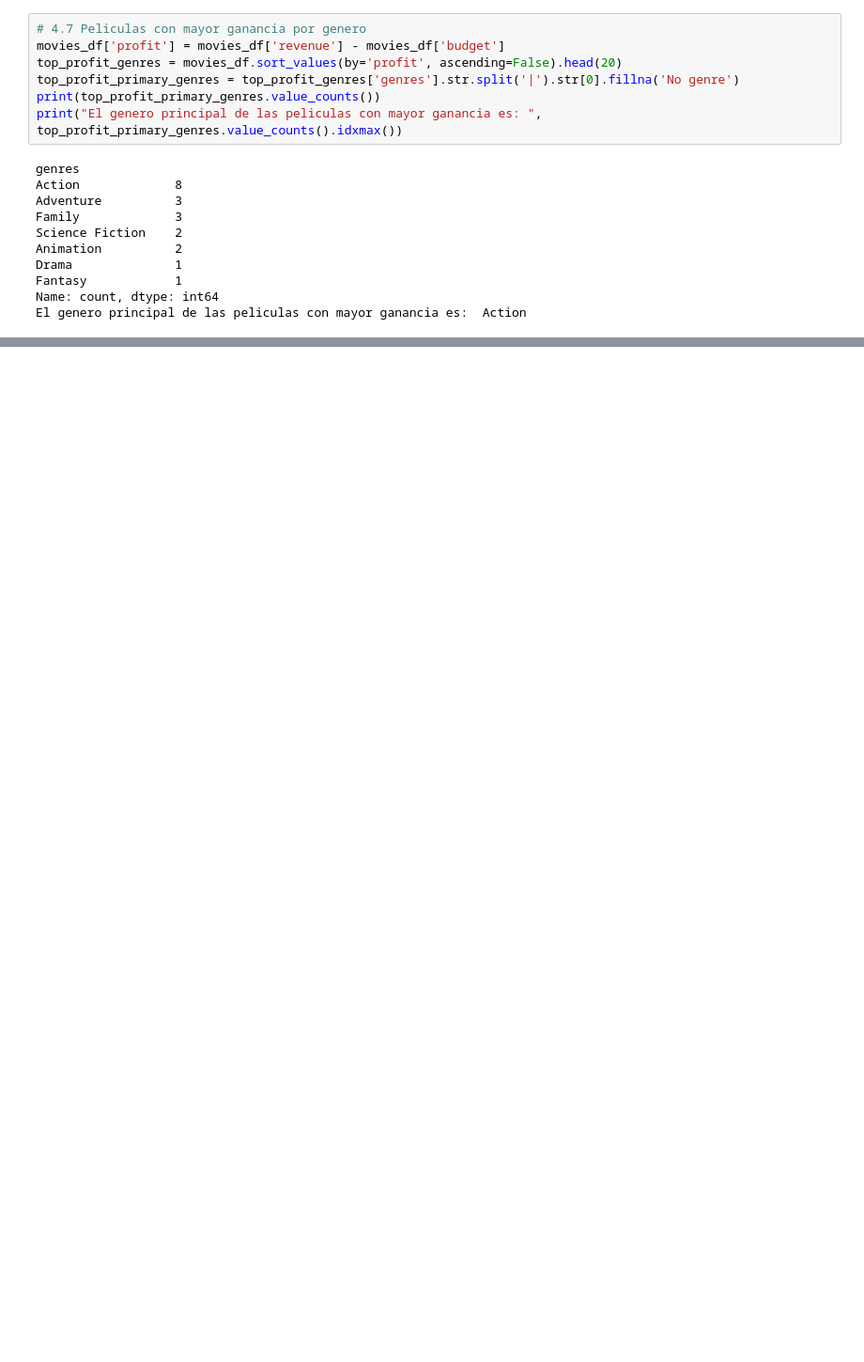
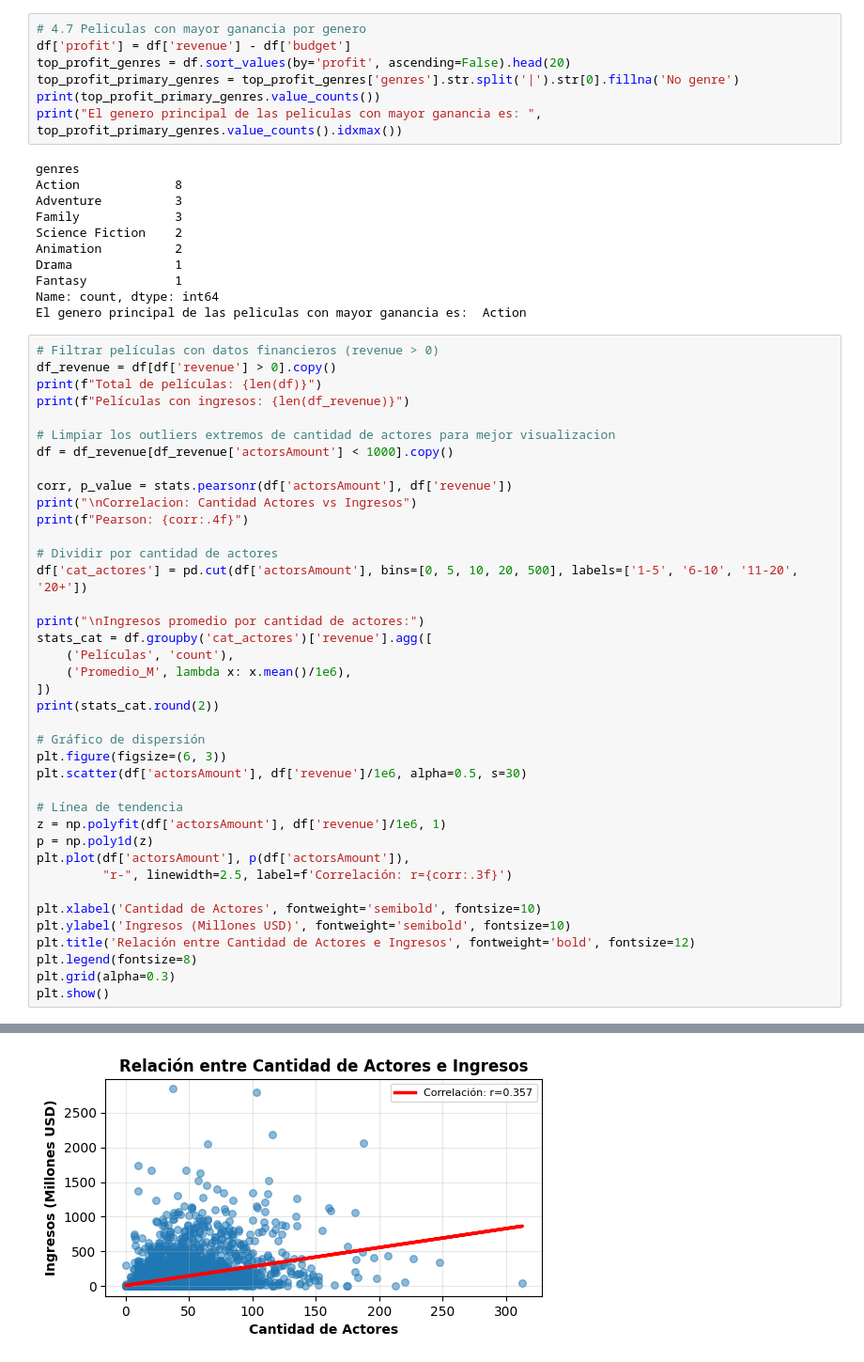
Before and after one commit to Qu3zada22/lab1_MD, a Jupyter notebook: src/Lab1.ipynb, the cells around one changed output, grey strips where cells are left out. Shown at 94% size. Saved outputs shown, nothing was run; the diff lists cells and outputs as text; blank space fills up the shorter version.

```diff
--- a/src/Lab1.ipynb
+++ b/src/Lab1.ipynb
@@ -126,8 +413,8 @@ Name: count, dtype: int64
 El genero principal de las peliculas mas largas es:  No genre
 # %%
 # 4.7 Peliculas con mayor ganancia por genero
-movies_df['profit'] = movies_df['revenue'] - movies_df['budget']
-top_profit_genres = movies_df.sort_values(by='profit', ascending=False).head(20)
+df['profit'] = df['revenue'] - df['budget']
+top_profit_genres = df.sort_values(by='profit', ascending=False).head(20)
 top_profit_primary_genres = top_profit_genres['genres'].str.split('|').str[0].fillna('No genre')
 print(top_profit_primary_genres.value_counts())
 print("El genero principal de las peliculas con mayor ganancia es: ", top_profit_primary_genres.value_counts().idxmax())
@@ -142,3 +429,43 @@ Drama              1
 Fantasy            1
 Name: count, dtype: int64
 El genero principal de las peliculas con mayor ganancia es:  Action
+# %%
+# Filtrar películas con datos financieros (revenue > 0)
+df_revenue = df[df['revenue'] > 0].copy()
+print(f"Total de películas: {len(df)}")
+print(f"Películas con ingresos: {len(df_revenue)}")
+
+# Limpiar los outliers extremos de cantidad de actores para mejor visualizacion
+df = df_revenue[df_revenue['actorsAmount'] < 1000].copy()
+
+corr, p_value = stats.pearsonr(df['actorsAmount'], df['revenue'])
+print("\nCorrelacion: Cantidad Actores vs Ingresos")
+print(f"Pearson: {corr:.4f}")
+
+# Dividir por cantidad de actores
+df['cat_actores'] = pd.cut(df['actorsAmount'], bins=[0, 5, 10, 20, 500], labels=['1-5', '6-10', '11-20', '20+'])
+
+print("\nIngresos promedio por cantidad de actores:")
+stats_cat = df.groupby('cat_actores')['revenue'].agg([
+    ('Películas', 'count'),
+    ('Promedio_M', lambda x: x.mean()/1e6),
+])
+print(stats_cat.round(2))
+
+# Gráfico de dispersión
+plt.figure(figsize=(6, 3))
+plt.scatter(df['actorsAmount'], df['revenue']/1e6, alpha=0.5, s=30)
+
+# Línea de tendencia
+z = np.polyfit(df['actorsAmount'], df['revenue']/1e6, 1)
+p = np.poly1d(z)
+plt.plot(df['actorsAmount'], p(df['actorsAmount']),
+         "r-", linewidth=2.5, label=f'Correlación: r={corr:.3f}')
+
+plt.xlabel('Cantidad de Actores', fontweight='semibold', fontsize=10)
+plt.ylabel('Ingresos (Millones USD)', fontweight='semibold', fontsize=10)
+plt.title('Relación entre Cantidad de Actores e Ingresos', fontweight='bold', fontsize=12)
+plt.legend(fontsize=8)
+plt.grid(alpha=0.3)
+plt.show()
+# %% [output]
@@ -144,0 +485 @@ El genero principal de las peliculas con mayor ganancia es:  Action
+[figure, added]
```
Also changed, not shown: parts of 31 cells of this notebook, 1 other file.
